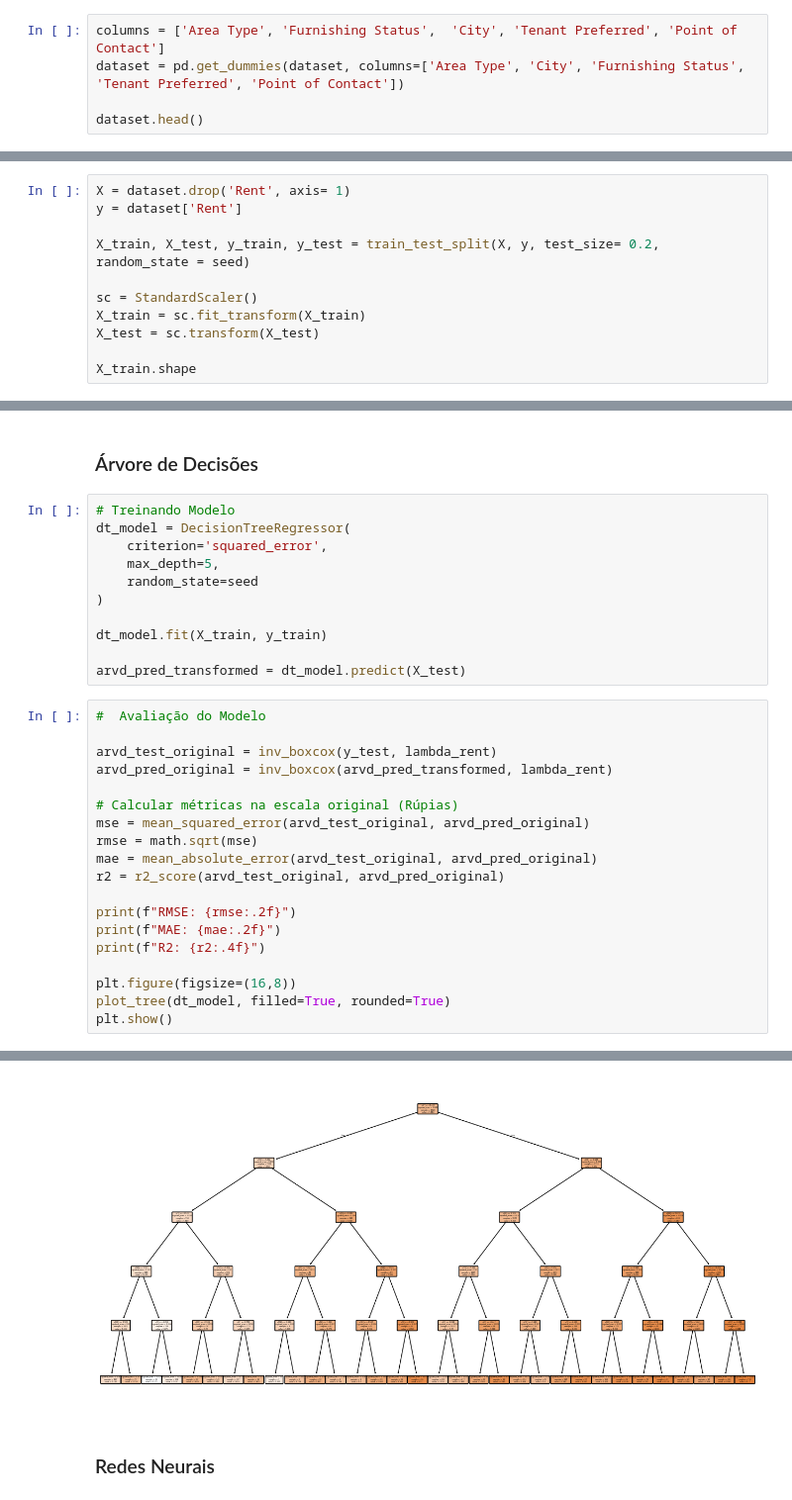
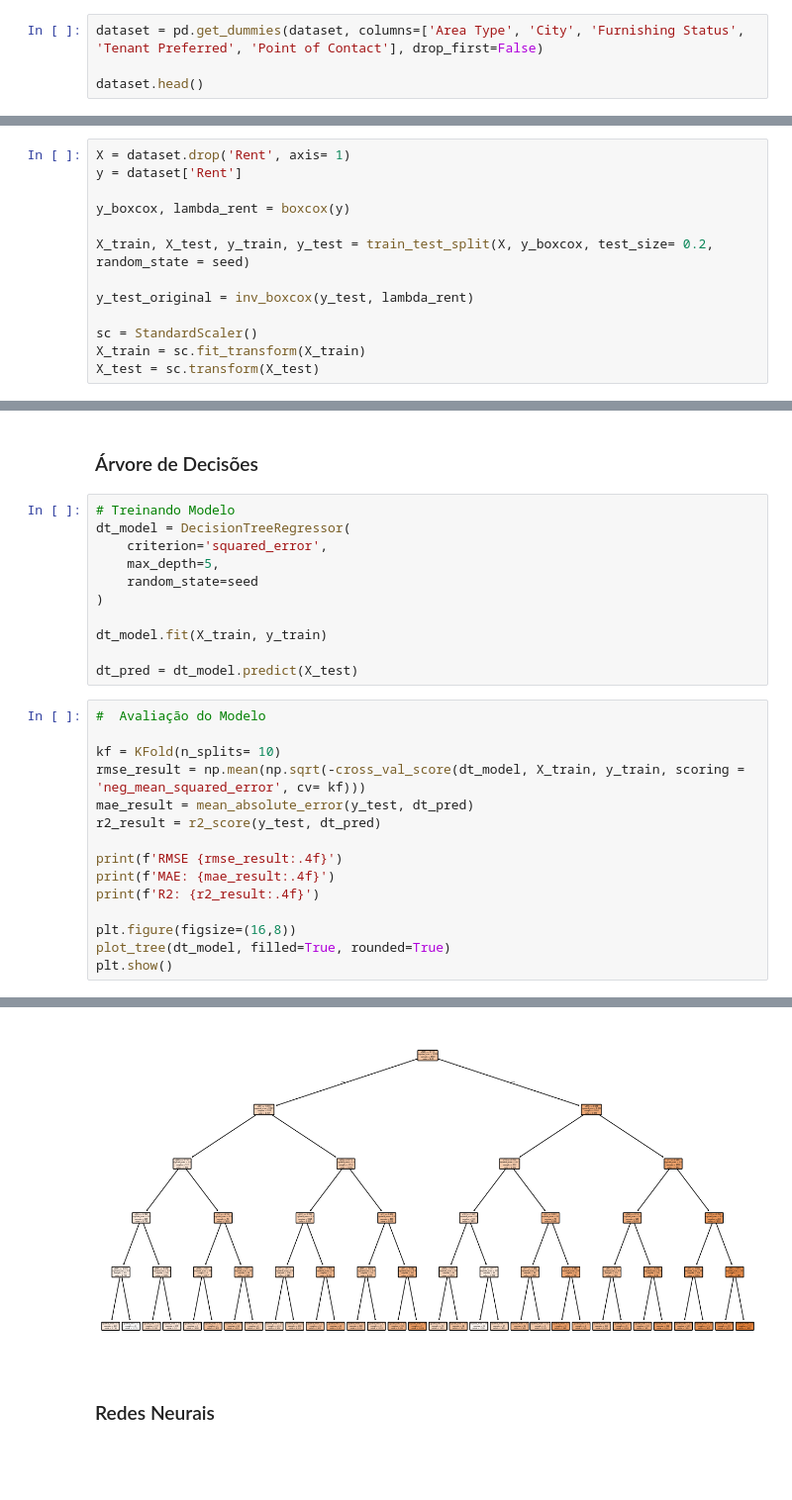
Before and after one commit to t-dlsantos/house-rent-regression-prediction, a Jupyter notebook: house-rent-regression.ipynb, the cells around one changed output, grey strips where cells are left out. Shown at 99% size. Cells and saved outputs as stored; diff of their text form; blank space fills up the shorter version.

```diff
--- a/house-rent-regression.ipynb
+++ b/house-rent-regression.ipynb
@@ -388,6 +407,5 @@ plt.show()
 # %%
-columns = ['Area Type', 'Furnishing Status',  'City', 'Tenant Preferred', 'Point of Contact']
-dataset = pd.get_dummies(dataset, columns=['Area Type', 'City', 'Furnishing Status', 'Tenant Preferred', 'Point of Contact'])
+dataset = pd.get_dummies(dataset, columns=['Area Type', 'City', 'Furnishing Status', 'Tenant Preferred', 'Point of Contact'], drop_first=False)
 
 dataset.head()
 # %% [output]
@@ -428,10 +446,12 @@ dataset.head()
 X = dataset.drop('Rent', axis= 1)
 y = dataset['Rent']
 
-X_train, X_test, y_train, y_test = train_test_split(X, y, test_size= 0.2, random_state = seed)
+y_boxcox, lambda_rent = boxcox(y)
+
+X_train, X_test, y_train, y_test = train_test_split(X, y_boxcox, test_size= 0.2, random_state = seed)
+
+y_test_original = inv_boxcox(y_test, lambda_rent)
 
 sc = StandardScaler()
 X_train = sc.fit_transform(X_train)
 X_test = sc.transform(X_test)
-
-X_train.shape
@@ -574,22 +581,18 @@ dt_model = DecisionTreeRegressor(
 
 dt_model.fit(X_train, y_train)
 
-arvd_pred_transformed = dt_model.predict(X_test)
+dt_pred = dt_model.predict(X_test)
 # %%
 #  Avaliação do Modelo
 
-arvd_test_original = inv_boxcox(y_test, lambda_rent)
-arvd_pred_original = inv_boxcox(arvd_pred_transformed, lambda_rent)
+kf = KFold(n_splits= 10)
+rmse_result = np.mean(np.sqrt(-cross_val_score(dt_model, X_train, y_train, scoring = 'neg_mean_squared_error', cv= kf)))
+mae_result = mean_absolute_error(y_test, dt_pred)
+r2_result = r2_score(y_test, dt_pred)
 
-# Calcular métricas na escala original (Rúpias)
-mse = mean_squared_error(arvd_test_original, arvd_pred_original)
-rmse = math.sqrt(mse)
-mae = mean_absolute_error(arvd_test_original, arvd_pred_original)
-r2 = r2_score(arvd_test_original, arvd_pred_original)
-
-print(f"RMSE: {rmse:.2f}")
-print(f"MAE: {mae:.2f}")
-print(f"R2: {r2:.4f}")
+print(f'RMSE {rmse_result:.4f}')
+print(f'MAE: {mae_result:.4f}')
+print(f'R2: {r2_result:.4f}')
 
 plt.figure(figsize=(16,8))
 plot_tree(dt_model, filled=True, rounded=True)
@@ -601,3 +604,3 @@ R2: 0.6498
-[figure, old version]
+[figure, new version]
 # %% [markdown]
 ### Redes Neurais
```
Also changed, not shown: parts of 20 cells of this notebook.
